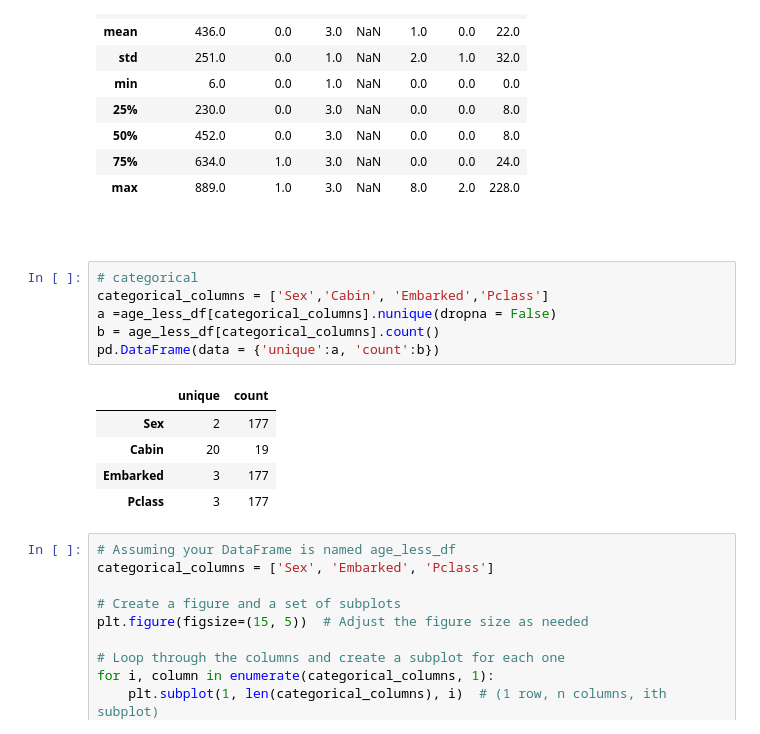
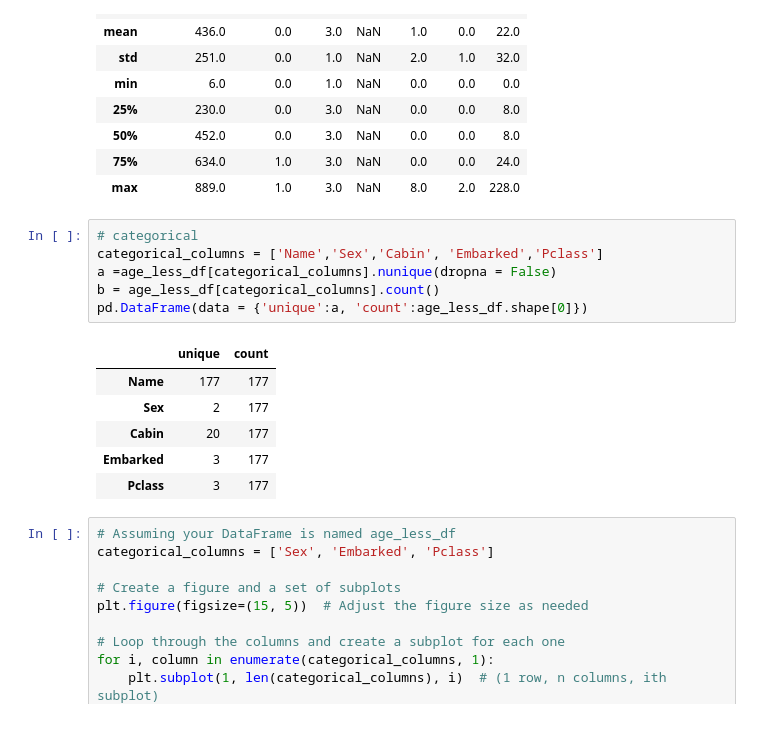
Before and after one commit to Vetle960/titanic-kaggle, a Jupyter notebook: eda.ipynb, the cells around one changed output. Cells and saved outputs as stored; diff of their text form.

```diff
--- a/eda.ipynb
+++ b/eda.ipynb
@@ -75,18 +78,17 @@ age_less_df.describe().round()
 | 50% | 452.0 | 0.0 | 3.0 | NaN | 0.0 | 0.0 | 8.0 |
 | 75% | 634.0 | 1.0 | 3.0 | NaN | 0.0 | 0.0 | 24.0 |
 | max | 889.0 | 1.0 | 3.0 | NaN | 8.0 | 2.0 | 228.0 |
-# %% [markdown]
-#
 # %%
 # categorical
-categorical_columns = ['Sex','Cabin', 'Embarked','Pclass']
+categorical_columns = ['Name','Sex','Cabin', 'Embarked','Pclass']
 a =age_less_df[categorical_columns].nunique(dropna = False)
 b = age_less_df[categorical_columns].count()
-pd.DataFrame(data = {'unique':a, 'count':b})
+pd.DataFrame(data = {'unique':a, 'count':age_less_df.shape[0]})
 # %% [output]
 |  | unique | count |
+| Name | 177 | 177 |
 | Sex | 2 | 177 |
-| Cabin | 20 | 19 |
+| Cabin | 20 | 177 |
 | Embarked | 3 | 177 |
 | Pclass | 3 | 177 |
 # %%
```
Also changed, not shown: parts of 18 cells of this notebook.
